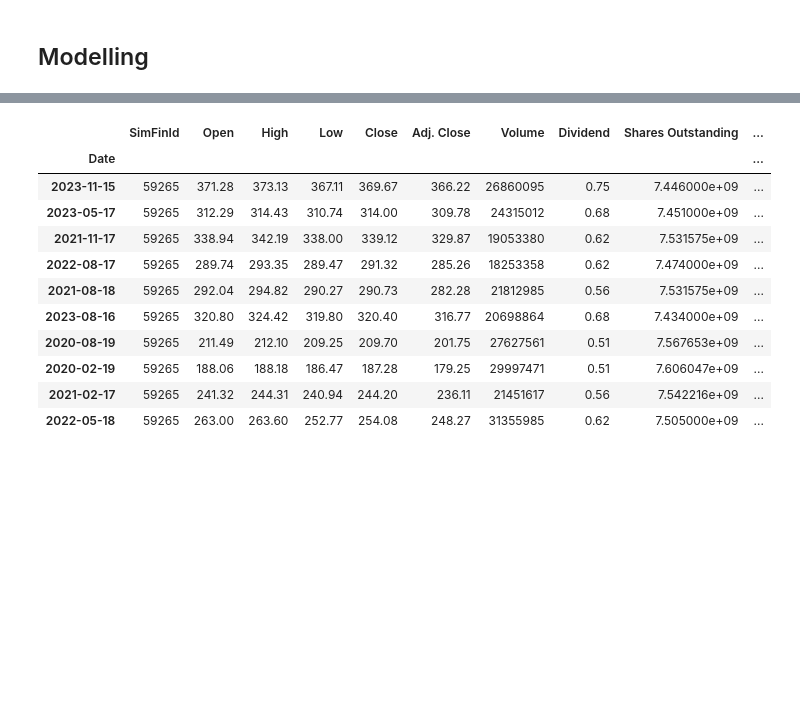
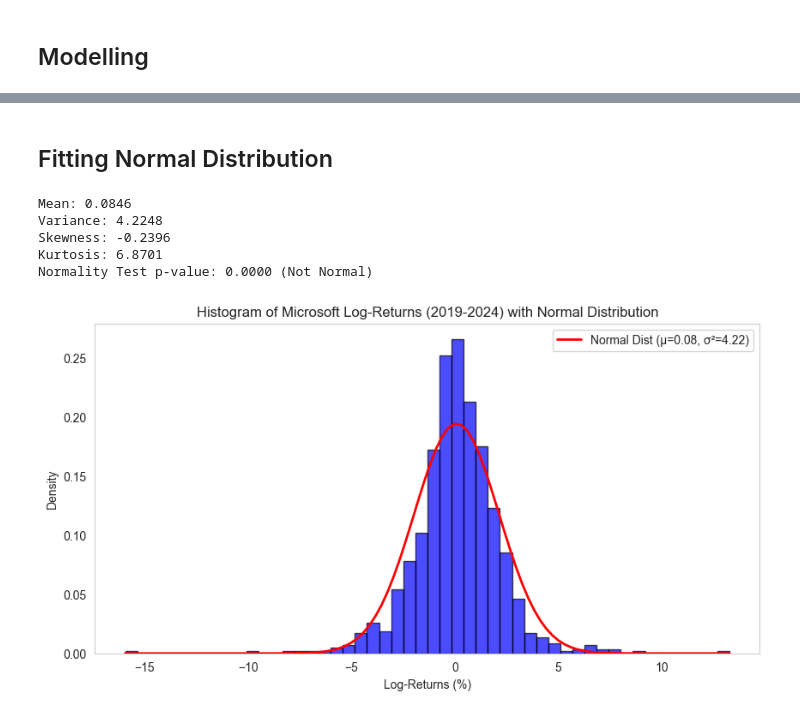
Before and after one commit to sajodajo/FinIDX-G4, a Jupyter notebook: EDA.ipynb, the cells around one changed output, grey strips where cells are left out. Drawn from its saved outputs; the diff is of its cells as text; code cells hidden in the pictures; blank space fills up the shorter version.

```diff
--- a/EDA.ipynb
+++ b/EDA.ipynb
@@ -71,15 +69,44 @@ plt.show()
-# %%
-df.sample(10)
-# %% [output]
-|  | SimFinId | Open | High | Low | Close | Adj. Close | Volume | Dividend | Shares Outstanding | ... |
-| Date |  |  |  |  |  |  |  |  |  | ... |
-| 2023-11-15 | 59265 | 371.28 | 373.13 | 367.11 | 369.67 | 366.22 | 26860095 | 0.75 | 7.446000e+09 | ... |
-| 2023-05-17 | 59265 | 312.29 | 314.43 | 310.74 | 314.00 | 309.78 | 24315012 | 0.68 | 7.451000e+09 | ... |
-| 2021-11-17 | 59265 | 338.94 | 342.19 | 338.00 | 339.12 | 329.87 | 19053380 | 0.62 | 7.531575e+09 | ... |
-| 2022-08-17 | 59265 | 289.74 | 293.35 | 289.47 | 291.32 | 285.26 | 18253358 | 0.62 | 7.474000e+09 | ... |
-| 2021-08-18 | 59265 | 292.04 | 294.82 | 290.27 | 290.73 | 282.28 | 21812985 | 0.56 | 7.531575e+09 | ... |
-| 2023-08-16 | 59265 | 320.80 | 324.42 | 319.80 | 320.40 | 316.77 | 20698864 | 0.68 | 7.434000e+09 | ... |
-| 2020-08-19 | 59265 | 211.49 | 212.10 | 209.25 | 209.70 | 201.75 | 27627561 | 0.51 | 7.567653e+09 | ... |
-| 2020-02-19 | 59265 | 188.06 | 188.18 | 186.47 | 187.28 | 179.25 | 29997471 | 0.51 | 7.606047e+09 | ... |
-| 2021-02-17 | 59265 | 241.32 | 244.31 | 240.94 | 244.20 | 236.11 | 21451617 | 0.56 | 7.542216e+09 | ... |
-| 2022-05-18 | 59265 | 263.00 | 263.60 | 252.77 | 254.08 | 248.27 | 31355985 | 0.62 | 7.505000e+09 | ... |
+# %% [markdown]
+## Fitting Normal Distribution
+# %%
+from scipy.stats import skew, kurtosis, normaltest, norm
+
+# Compute statistics
+mean_return = np.mean(df['Log_Return'])
+variance_return = np.var(df['Log_Return'])
+skewness_return = skew(df['Log_Return'])
+kurtosis_return = kurtosis(df['Log_Return'])
+
+# Normality test (D'Agostino and Pearson’s test)
+stats_test, p_value = normaltest(df['Log_Return'])
+normality_result = "Normal" if p_value > 0.05 else "Not Normal"
+
+# Print statistics
+print(f"Mean: {mean_return:.4f}")
+print(f"Variance: {variance_return:.4f}")
+print(f"Skewness: {skewness_return:.4f}")
+print(f"Kurtosis: {kurtosis_return:.4f}")
+print(f"Normality Test p-value: {p_value:.4f} ({normality_result})")
+
+# Plot histogram with overlaid normal distribution
+plt.figure(figsize=(10, 5))
+count, bins, _ = plt.hist(df['Log_Return'], bins=50, alpha=0.7, color='blue', edgecolor='black', density=True)
+
+# Compute normal distribution curve
+x = np.linspace(bins[0], bins[-1], 100)
+pdf = norm.pdf(x, mean_return, np.sqrt(variance_return))
+plt.plot(x, pdf, color='red', lw=2, label=f'Normal Dist (μ={mean_return:.2f}, σ²={variance_return:.2f})')
+
+plt.xlabel("Log-Returns (%)")
+plt.ylabel("Density")
+plt.title(f"Histogram of {fCompany} Log-Returns (2019-2024) with Normal Distribution")
+plt.legend()
+plt.grid()
+plt.show()
+# %% [output]
+Mean: 0.0846
+Variance: 4.2248
+Skewness: -0.2396
+Kurtosis: 6.8701
+Normality Test p-value: 0.0000 (Not Normal)
+[figure, added]
```
Also changed, not shown: parts of 13 cells of this notebook, 1 other file.
